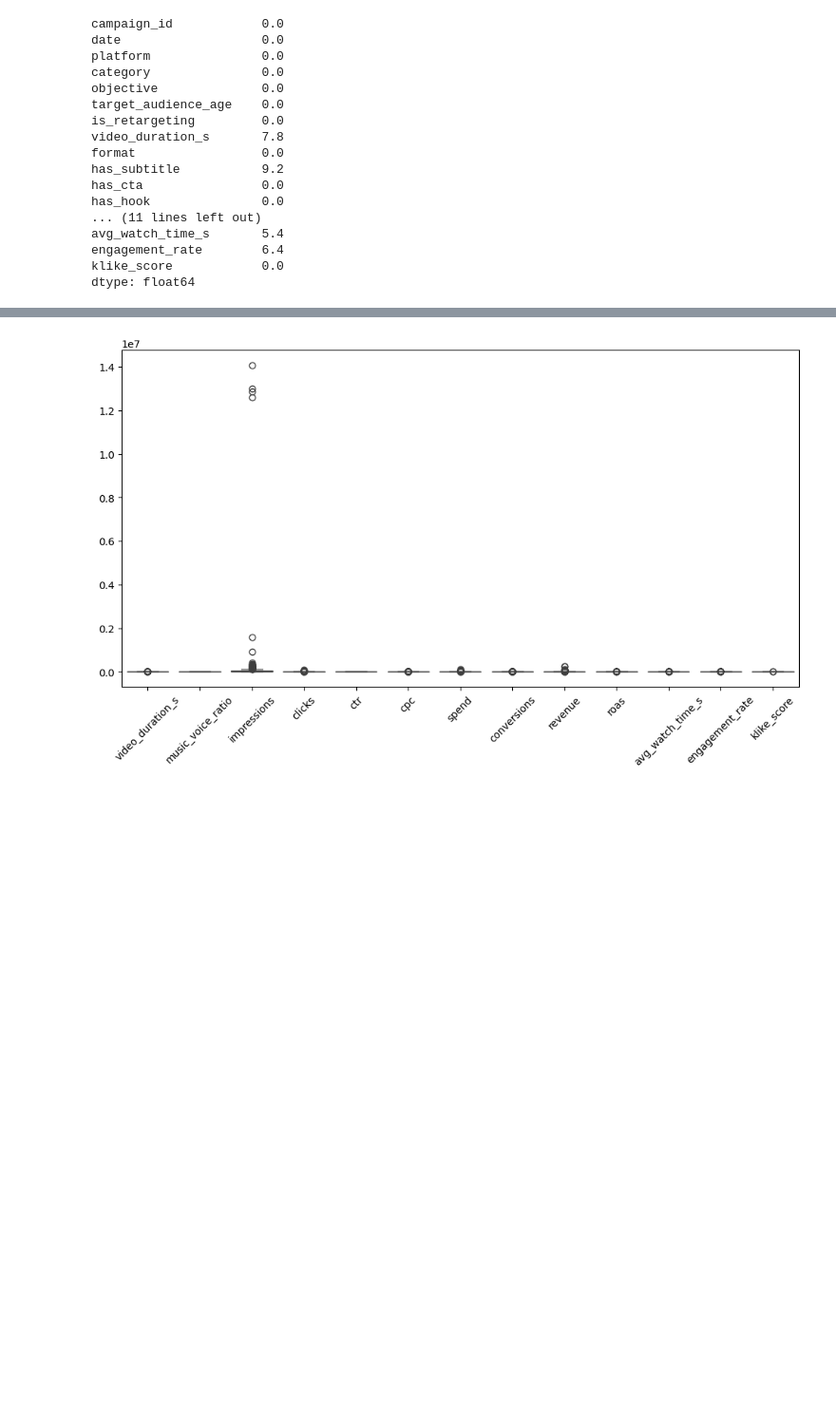
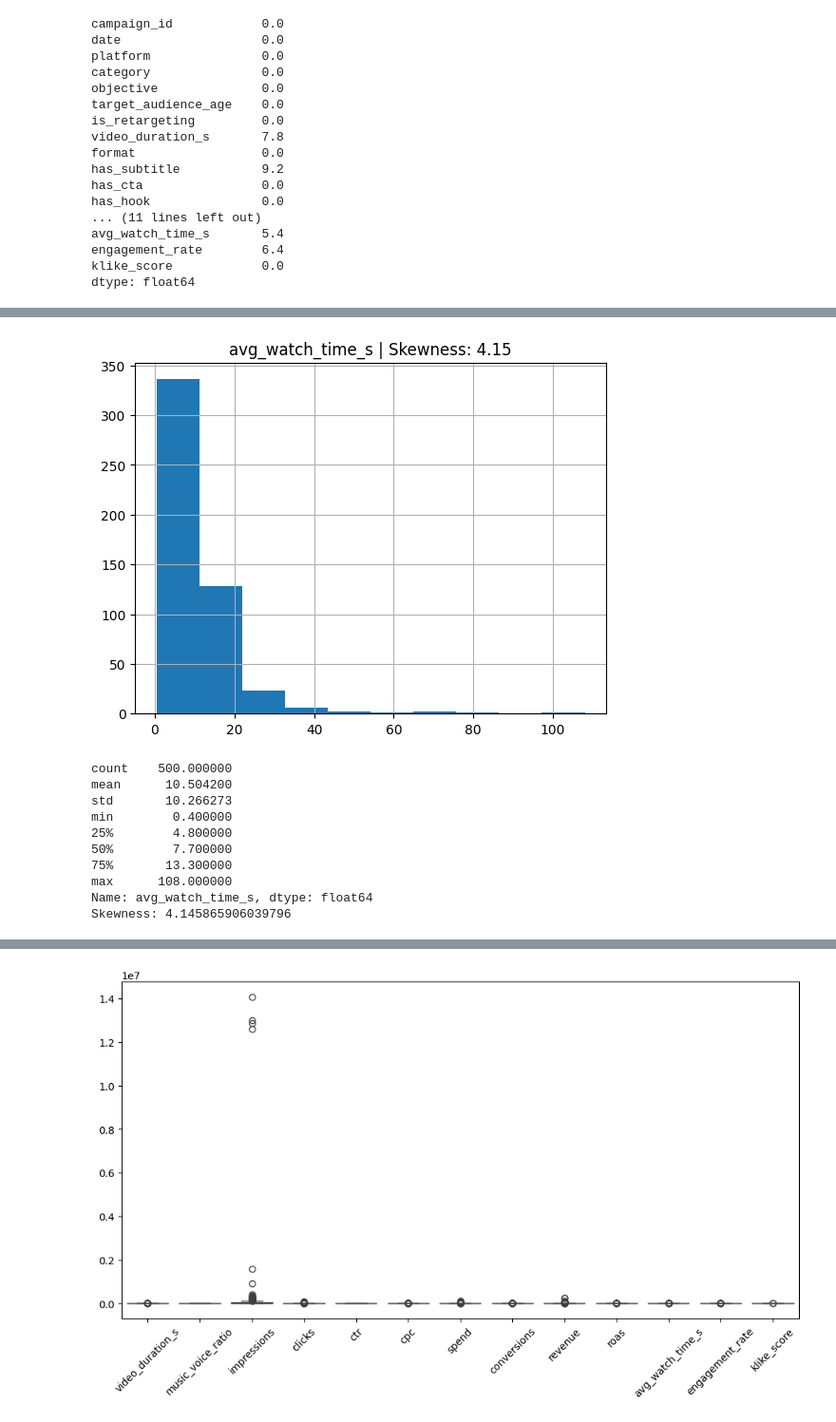
Before and after one commit to MathyLima/video-ad-scorer, a Jupyter notebook: 01_eda.ipynb, the cells around one changed output, grey strips where cells are left out. Shown at 95% size. Saved outputs shown, nothing was run; the diff lists cells and outputs as text; code cells hidden in the pictures; blank space fills up the shorter version.

```diff
--- a/01_eda.ipynb
+++ b/01_eda.ipynb
@@ -90,0 +174,24 @@ dtype: float64
+# %%
+skew_val = df['avg_watch_time_s'].skew()
+
+fig, ax = plt.subplots()
+df['avg_watch_time_s'].hist(ax=ax)
+ax.set_title(f'avg_watch_time_s | Skewness: {skew_val:.2f}')
+plt.show()
+
+print(df['avg_watch_time_s'].describe())
+print(f"Skewness: {skew_val}")
+
+df['avg_watch_time_s'] = df['avg_watch_time_s'].fillna(df['avg_watch_time_s'].median())
+# %% [output]
+[figure, added]
+count    500.000000
+mean      10.504200
+std       10.266273
+min        0.400000
+25%        4.800000
+50%        7.700000
+75%       13.300000
+max      108.000000
+Name: avg_watch_time_s, dtype: float64
+Skewness: 4.145865906039796
```
Also changed, not shown: parts of 16 cells of this notebook, 2 other files.
